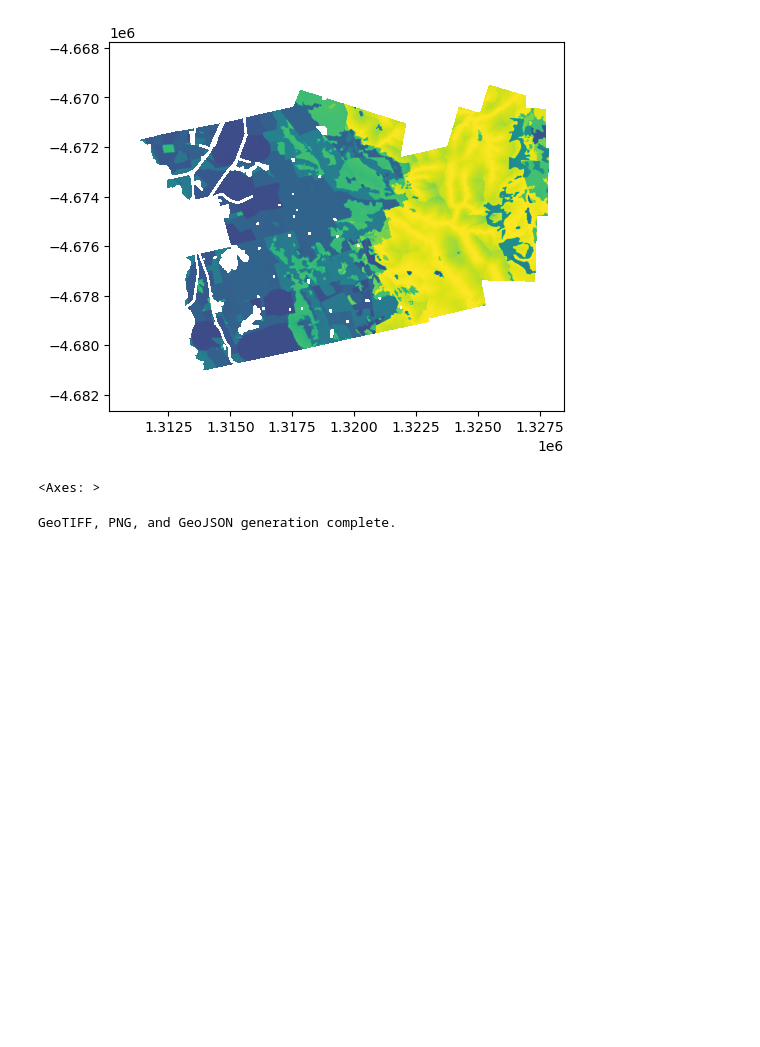
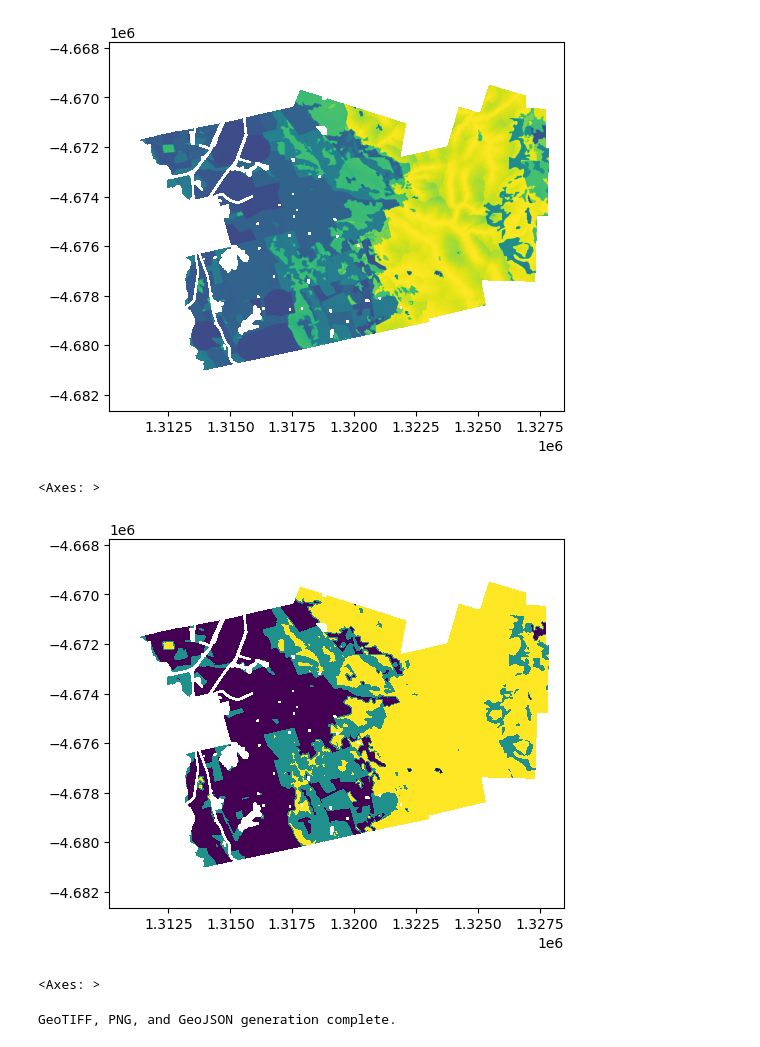
Before and after one commit to Sensand-AI/data-notebooks, a Jupyter notebook: nca-raster-reproject-colorize.ipynb, the cells around one changed output. Cells and saved outputs as stored; diff of their text form; code cells hidden in the pictures; blank space fills up the shorter version.

Commit message:
added discrete+cont colormaps

```diff
--- a/nca-raster-reproject-colorize.ipynb
+++ b/nca-raster-reproject-colorize.ipynb
@@ -76,6 +78,13 @@ show(src, transform=src.transform, cmap='viridis') #use this to see the image. T
 # %% [output]
 [figure]
 <Axes: >
+# %%
+bins = 3
+cmap_discrete = plt.get_cmap('viridis', bins)
+show(src, transform=src.transform, cmap=cmap_discrete)
+# %% [output]
+[figure, added]
+<Axes: >
 # %%
 '''
 read the reprojected geotiff in, and then apply a colour map.
```
Also changed, not shown: parts of 3 cells of this notebook.
